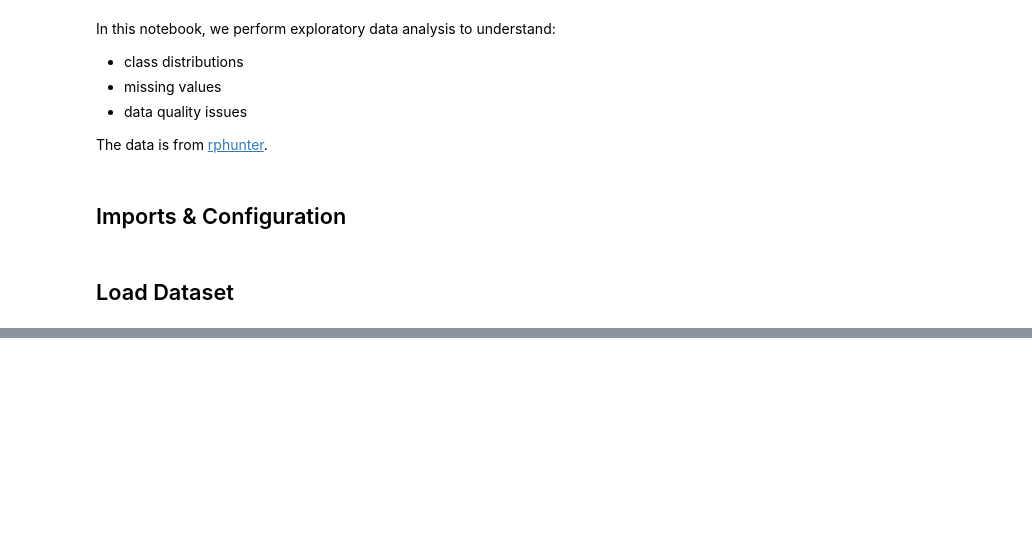
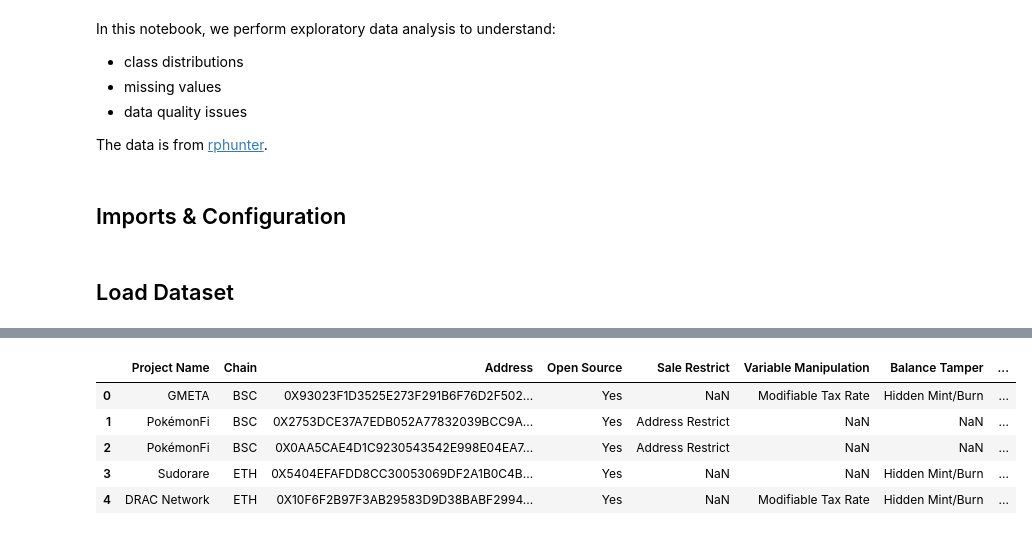
Before and after one commit to patorsiang/rugpull-detection-msc-kent-2025, a Jupyter notebook: ml/notebooks/EDA/rphunter.ipynb, the cells around one changed output, grey strips where cells are left out. Saved outputs shown, nothing was run; the diff lists cells and outputs as text; code cells hidden in the pictures; blank space fills up the shorter version.

```diff
--- a/ml/notebooks/EDA/rphunter.ipynb
+++ b/ml/notebooks/EDA/rphunter.ipynb
@@ -35,0 +81,9 @@ rug_list = os.listdir(os.path.join(PATH, "Rug-Bytecode"))
+# %%
+total_df.head()
+# %% [output]
+|  | Project Name | Chain | Address | Open Source | Sale Restrict | Variable Manipulation | Balance Tamper | ... |
+| 0 | GMETA | BSC | 0X93023F1D3525E273F291B6F76D2F502... | Yes | NaN | Modifiable Tax Rate | Hidden Mint/Burn | ... |
+| 1 | PokémonFi | BSC | 0X2753DCE37A7EDB052A77832039BCC9A... | Yes | Address Restrict | NaN | NaN | ... |
+| 2 | PokémonFi | BSC | 0X0AA5CAE4D1C9230543542E998E04EA7... | Yes | Address Restrict | NaN | NaN | ... |
+| 3 | Sudorare | ETH | 0X5404EFAFDD8CC30053069DF2A1B0C4B... | Yes | NaN | NaN | Hidden Mint/Burn | ... |
+| 4 | DRAC Network | ETH | 0X10F6F2B97F3AB29583D9D38BABF2994... | Yes | NaN | Modifiable Tax Rate | Hidden Mint/Burn | ... |
```
Also changed, not shown: parts of 77 cells of this notebook, 6 other files.
